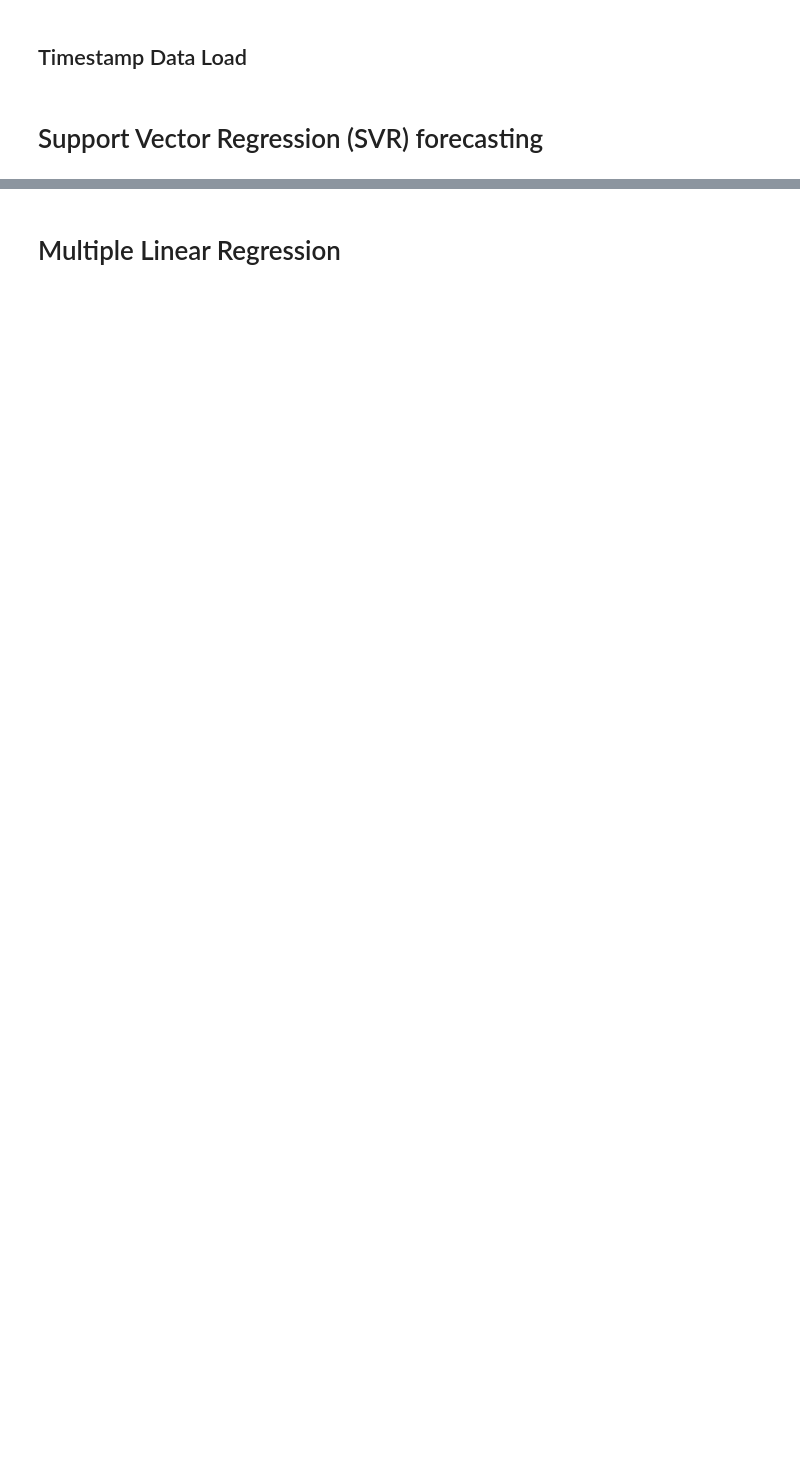
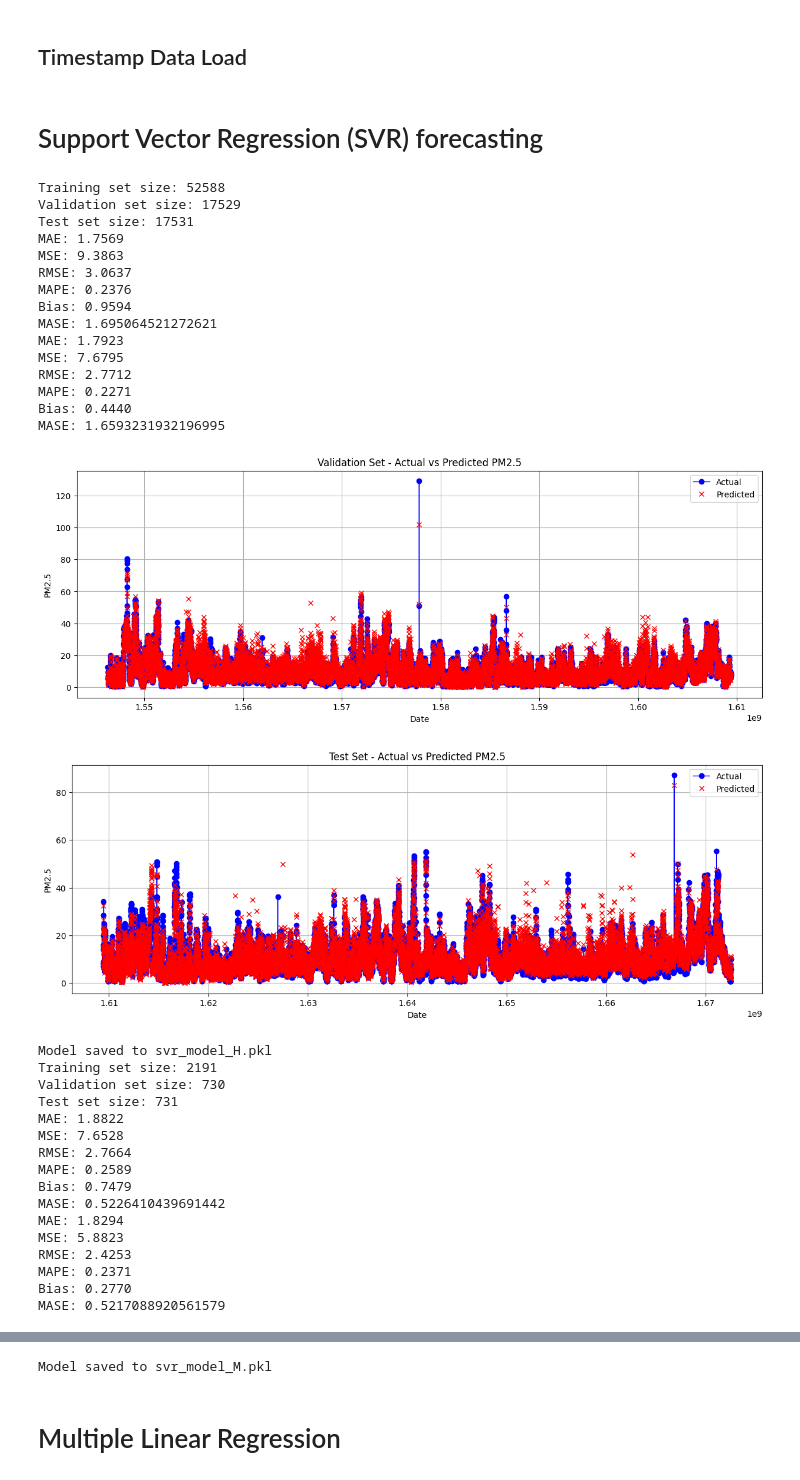
Before and after one commit to tugcekonuklar/irp-air-pollution, a Jupyter notebook: src/notebook/irp_pm_traditional.ipynb, the cells around one changed output, grey strips where cells are left out. Drawn from its saved outputs; the diff is of its cells as text; code cells hidden in the pictures; blank space fills up the shorter version.

Commit message:
add best-performed models for each time intervals

```diff
--- a/src/notebook/irp_pm_traditional.ipynb
+++ b/src/notebook/irp_pm_traditional.ipynb
@@ -78,12 +183,46 @@ mb.set_start_time_index(df_monthly_ts)
 # %%
 # Hourly
 td.svr_train_and_evolve(df_hourly_ts)
 
 # Daily
-td.svr_train_and_evolve(df_daily_ts)
+td.svr_train_and_evolve(df_daily_ts, 'D')
 
 # Weekly
-td.svr_train_and_evolve(df_weekly_ts)
+td.svr_train_and_evolve(df_weekly_ts, 'W')
 
 # Monthly
-td.svr_train_and_evolve(df_monthly_ts)
+td.svr_train_and_evolve(df_monthly_ts, 'M')
+# %% [output]
+Training set size: 52588
+Validation set size: 17529
+Test set size: 17531
+MAE: 1.7569
+MSE: 9.3863
+RMSE: 3.0637
+MAPE: 0.2376
+Bias: 0.9594
+MASE: 1.695064521272621
+MAE: 1.7923
+MSE: 7.6795
+RMSE: 2.7712
+MAPE: 0.2271
+Bias: 0.4440
+MASE: 1.6593231932196995
+[figure, added]
+[figure, added]
+Model saved to svr_model_H.pkl
+Training set size: 2191
+Validation set size: 730
+Test set size: 731
+MAE: 1.8822
+MSE: 7.6528
+RMSE: 2.7664
+MAPE: 0.2589
+Bias: 0.7479
+MASE: 0.5226410439691442
+MAE: 1.8294
+MSE: 5.8823
+RMSE: 2.4253
+MAPE: 0.2371
+Bias: 0.2770
+MASE: 0.5217088920561579
@@ -90,3 +267,4 @@ td.svr_train_and_evolve(df_monthly_ts)
+Model saved to svr_model_M.pkl
 # %% [markdown]
 # Multiple Linear Regression
 # %%
```
Also changed, not shown: parts of 7 cells of this notebook, 10 other files.
